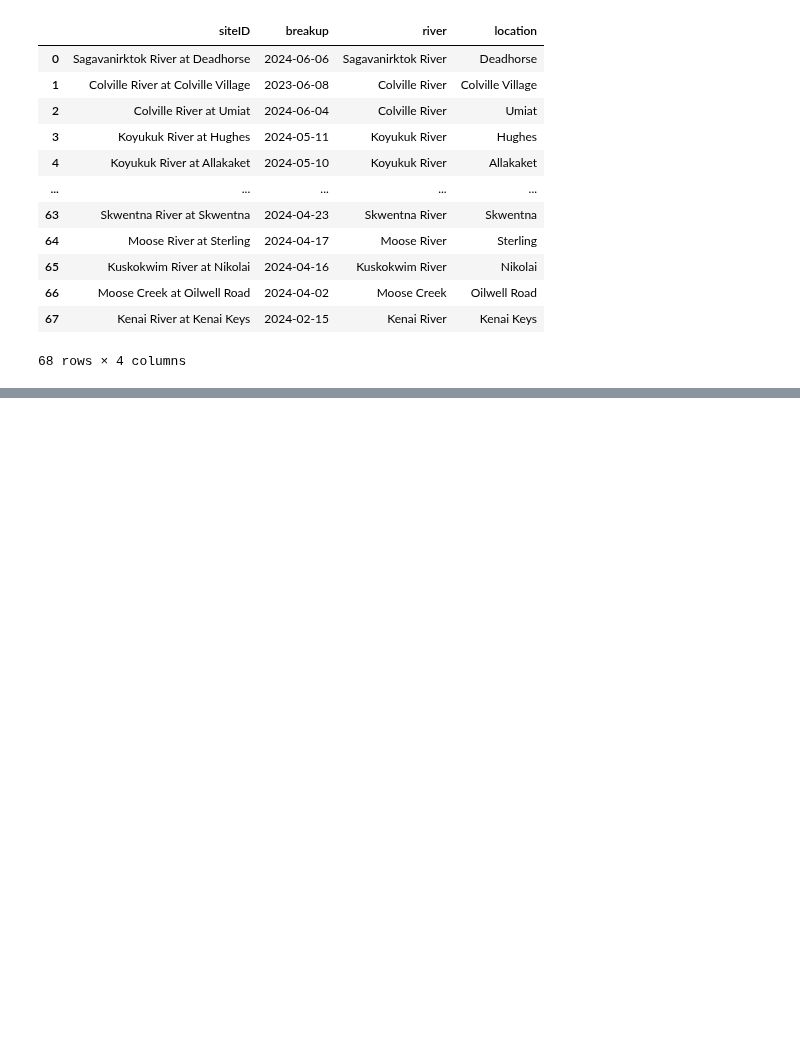
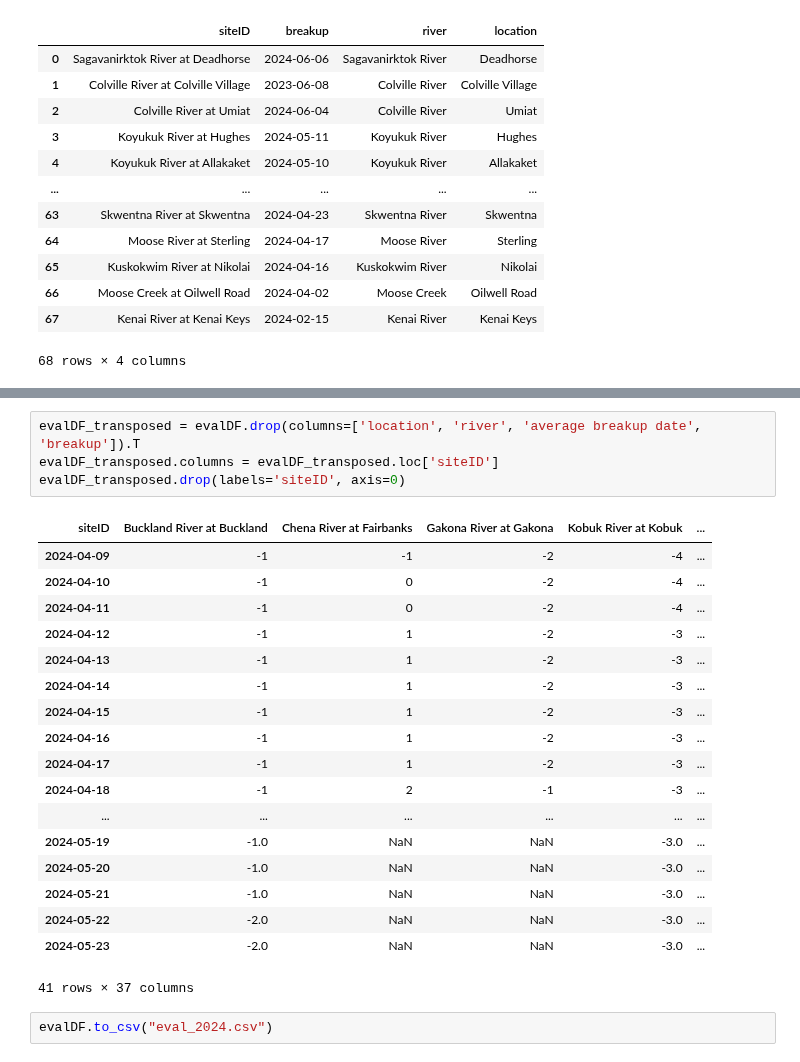
Before and after one commit to chryss/riverice, a Jupyter notebook: JupyterNotebooks/eval2024_01.ipynb, the cells around one changed output, grey strips where cells are left out. Drawn from its saved outputs; the diff is of its cells as text; blank space fills up the shorter version.

```diff
--- a/JupyterNotebooks/eval2024_01.ipynb
+++ b/JupyterNotebooks/eval2024_01.ipynb
@@ -114,0 +162,25 @@ pd.merge(left=df_merged, right=actualbreakup, left_on=['river', 'location'], rig
+# %%
+evalDF_transposed = evalDF.drop(columns=['location', 'river', 'average breakup date', 'breakup']).T
+evalDF_transposed.columns = evalDF_transposed.loc['siteID']
+evalDF_transposed.drop(labels='siteID', axis=0)
+# %% [output]
+| siteID | Buckland River at Buckland | Chena River at Fairbanks | Gakona River at Gakona | Kobuk River at Kobuk | ... |
+| 2024-04-09 | -1 | -1 | -2 | -4 | ... |
+| 2024-04-10 | -1 | 0 | -2 | -4 | ... |
+| 2024-04-11 | -1 | 0 | -2 | -4 | ... |
+| 2024-04-12 | -1 | 1 | -2 | -3 | ... |
+| 2024-04-13 | -1 | 1 | -2 | -3 | ... |
+| 2024-04-14 | -1 | 1 | -2 | -3 | ... |
+| 2024-04-15 | -1 | 1 | -2 | -3 | ... |
+| 2024-04-16 | -1 | 1 | -2 | -3 | ... |
+| 2024-04-17 | -1 | 1 | -2 | -3 | ... |
+| 2024-04-18 | -1 | 2 | -1 | -3 | ... |
+| ... | ... | ... | ... | ... | ... |
+| 2024-05-19 | -1.0 | NaN | NaN | -3.0 | ... |
+| 2024-05-20 | -1.0 | NaN | NaN | -3.0 | ... |
+| 2024-05-21 | -1.0 | NaN | NaN | -3.0 | ... |
+| 2024-05-22 | -2.0 | NaN | NaN | -3.0 | ... |
+| 2024-05-23 | -2.0 | NaN | NaN | -3.0 | ... |
+41 rows × 37 columns
+# %%
+evalDF.to_csv("eval_2024.csv")
```
Also changed, not shown: parts of 4 cells of this notebook, 1 other file.
